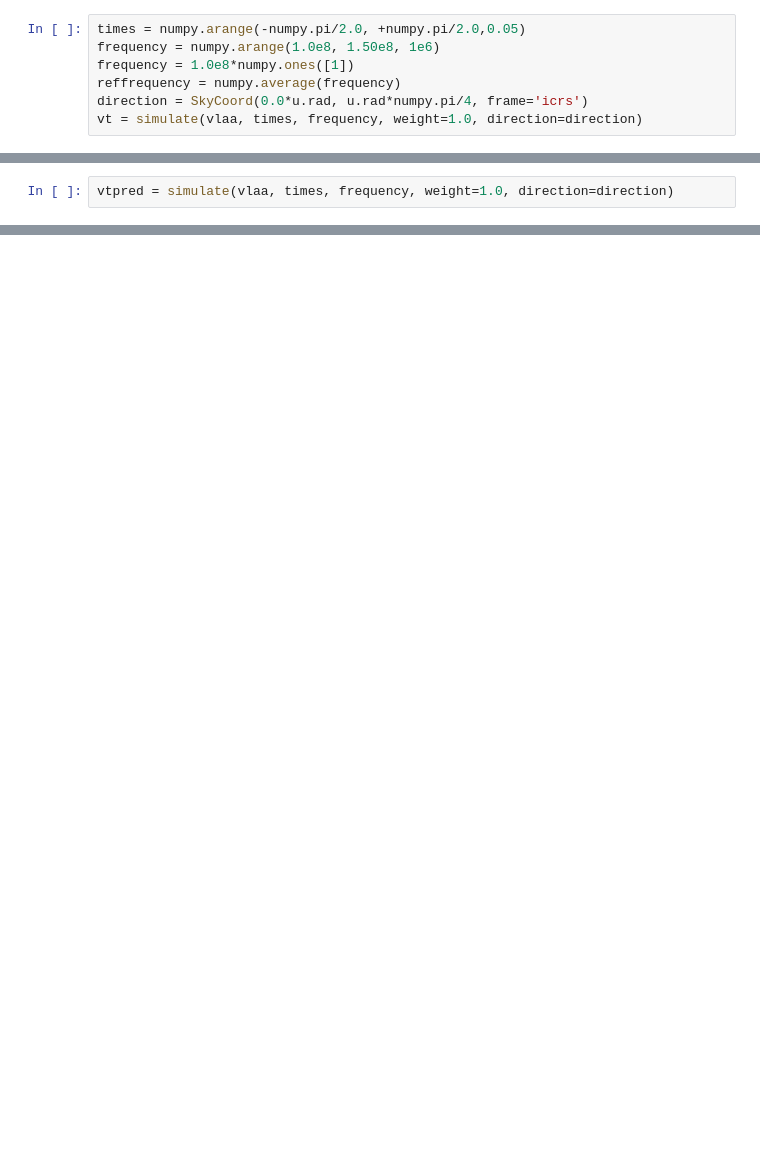
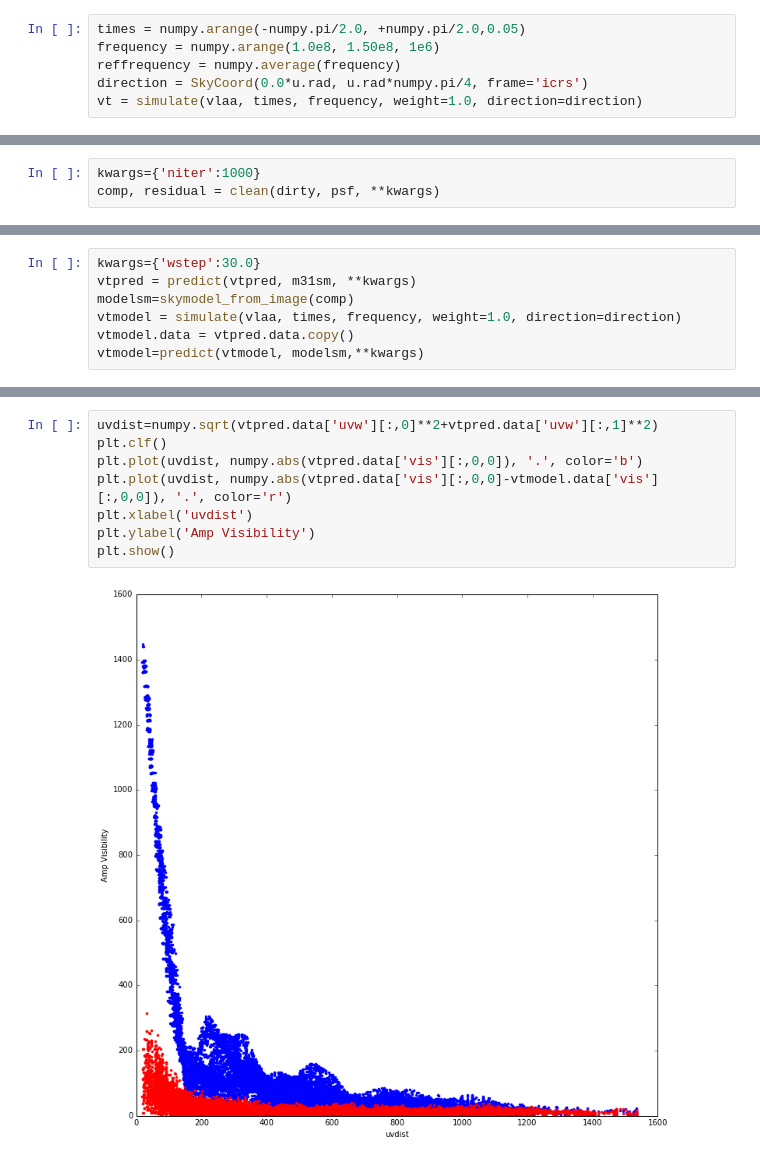
Before and after one commit to SKA-ScienceDataProcessor/algorithm-reference-library, a Jupyter notebook: functions/imaging.ipynb, the cells around one changed output, grey strips where cells are left out. Cells and saved outputs as stored; diff of their text form; blank space fills up the shorter version.

```diff
--- a/functions/imaging.ipynb
+++ b/functions/imaging.ipynb
@@ -31,7 +40,6 @@ vlaa.data['xyz']=vlaa.data['xyz']/30.0
 # %%
 times = numpy.arange(-numpy.pi/2.0, +numpy.pi/2.0,0.05)
 frequency = numpy.arange(1.0e8, 1.50e8, 1e6)
-frequency = 1.0e8*numpy.ones([1])
 reffrequency = numpy.average(frequency)
 direction = SkyCoord(0.0*u.rad, u.rad*numpy.pi/4, frame='icrs')
 vt = simulate(vlaa, times, frequency, weight=1.0, direction=direction)
@@ -55,2 +84,0 @@ m31sm = skymodel_from_image(m31image4D)
-# %%
-vtpred = simulate(vlaa, times, frequency, weight=1.0, direction=direction)
@@ -79,0 +123,3 @@ m31smnew, res = fitcomponent(dirty, m31sm, **kwargs)
+# %%
+kwargs={'niter':1000}
+comp, residual = clean(dirty, psf, **kwargs)
@@ -79,0 +149,7 @@ m31smnew, res = fitcomponent(dirty, m31sm, **kwargs)
+# %%
+kwargs={'wstep':30.0}
+vtpred = predict(vtpred, m31sm, **kwargs)
+modelsm=skymodel_from_image(comp)
+vtmodel = simulate(vlaa, times, frequency, weight=1.0, direction=direction)
+vtmodel.data = vtpred.data.copy()
+vtmodel=predict(vtmodel, modelsm,**kwargs)
@@ -79,0 +174,10 @@ m31smnew, res = fitcomponent(dirty, m31sm, **kwargs)
+# %%
+uvdist=numpy.sqrt(vtpred.data['uvw'][:,0]**2+vtpred.data['uvw'][:,1]**2)
+plt.clf()
+plt.plot(uvdist, numpy.abs(vtpred.data['vis'][:,0,0]), '.', color='b')
+plt.plot(uvdist, numpy.abs(vtpred.data['vis'][:,0,0]-vtmodel.data['vis'][:,0,0]), '.', color='r')
+plt.xlabel('uvdist')
+plt.ylabel('Amp Visibility')
+plt.show()
+# %% [output]
+[figure, added]
```
Also changed, not shown: parts of 23 cells of this notebook, 9 other files.
